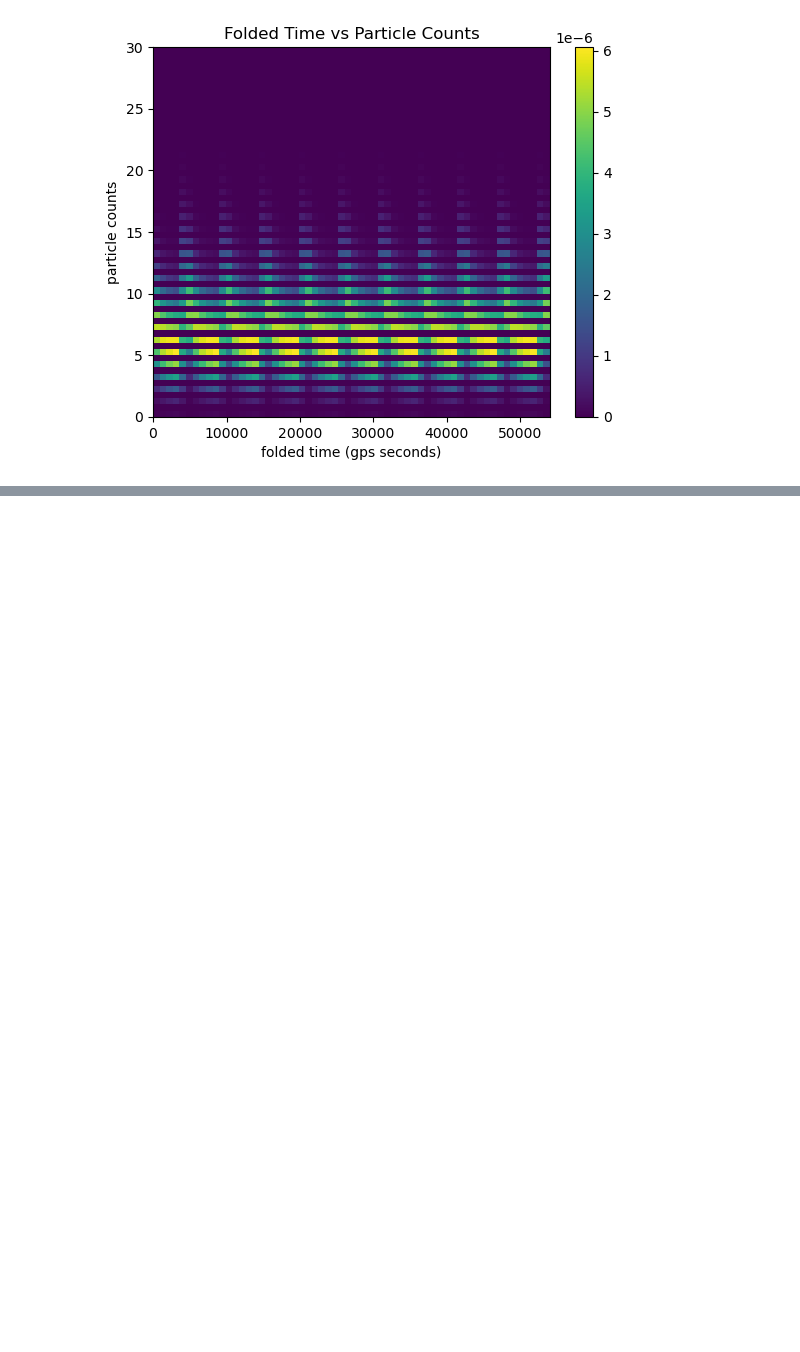
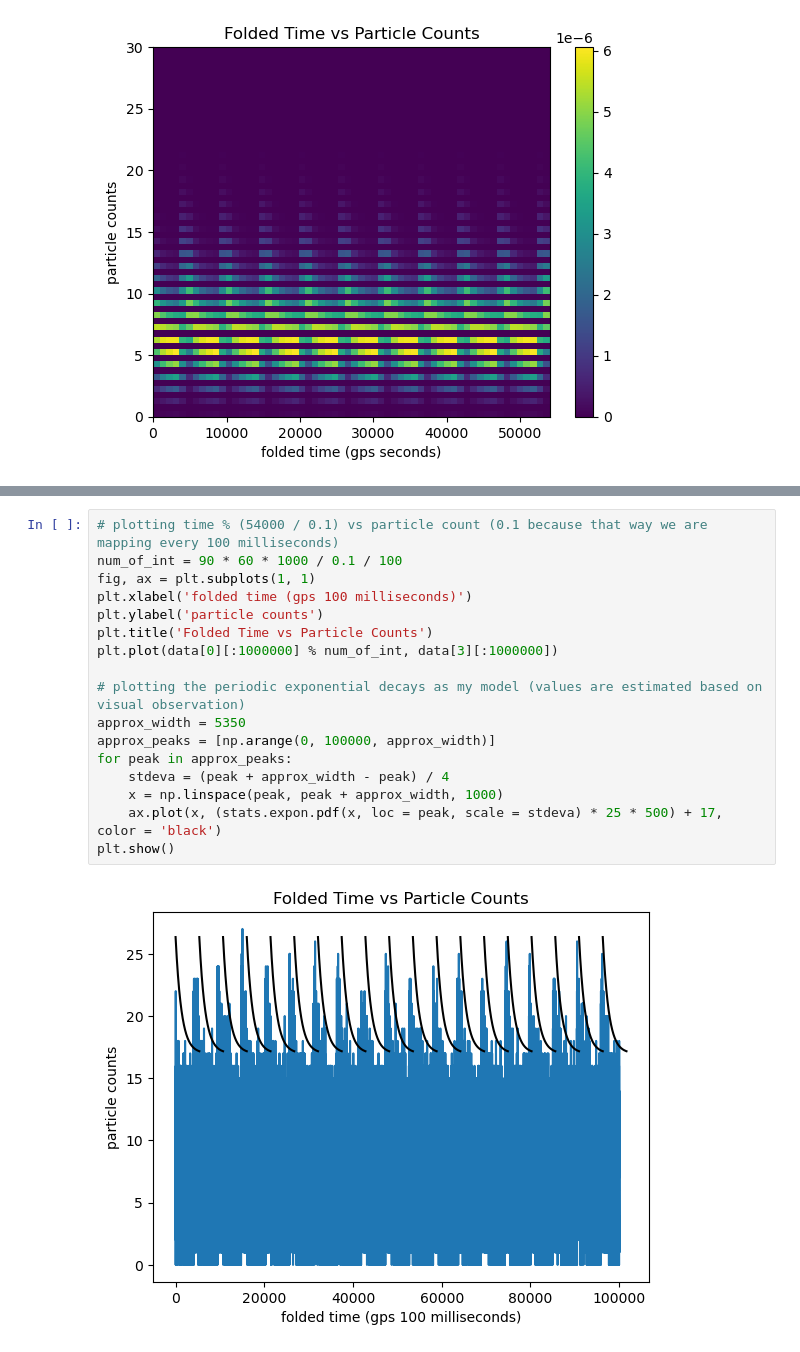
Before and after one commit to ellaaaaah/phys434, a Jupyter notebook: lab/LAB4.ipynb, the cells around one changed output, grey strips where cells are left out. Cells and saved outputs as stored; diff of their text form; blank space fills up the shorter version.

```diff
--- a/lab/LAB4.ipynb
+++ b/lab/LAB4.ipynb
@@ -119,0 +124,19 @@ array([7.09759796, 7.09766435, 7.09823187, 7.09479514, 7.09720448,
+# %%
+# plotting time % (54000 / 0.1) vs particle count (0.1 because that way we are mapping every 100 milliseconds)
+num_of_int = 90 * 60 * 1000 / 0.1 / 100
+fig, ax = plt.subplots(1, 1)
+plt.xlabel('folded time (gps 100 milliseconds)')
+plt.ylabel('particle counts')
+plt.title('Folded Time vs Particle Counts')
+plt.plot(data[0][:1000000] % num_of_int, data[3][:1000000])
+
+# plotting the periodic exponential decays as my model (values are estimated based on visual observation)
+approx_width = 5350
+approx_peaks = [np.arange(0, 100000, approx_width)]
+for peak in approx_peaks:
+    stdeva = (peak + approx_width - peak) / 4
+    x = np.linspace(peak, peak + approx_width, 1000)
+    ax.plot(x, (stats.expon.pdf(x, loc = peak, scale = stdeva) * 25 * 500) + 17, color = 'black')
+plt.show()
+# %% [output]
+[figure, added]
```
Also changed, not shown: parts of 10 cells of this notebook.
